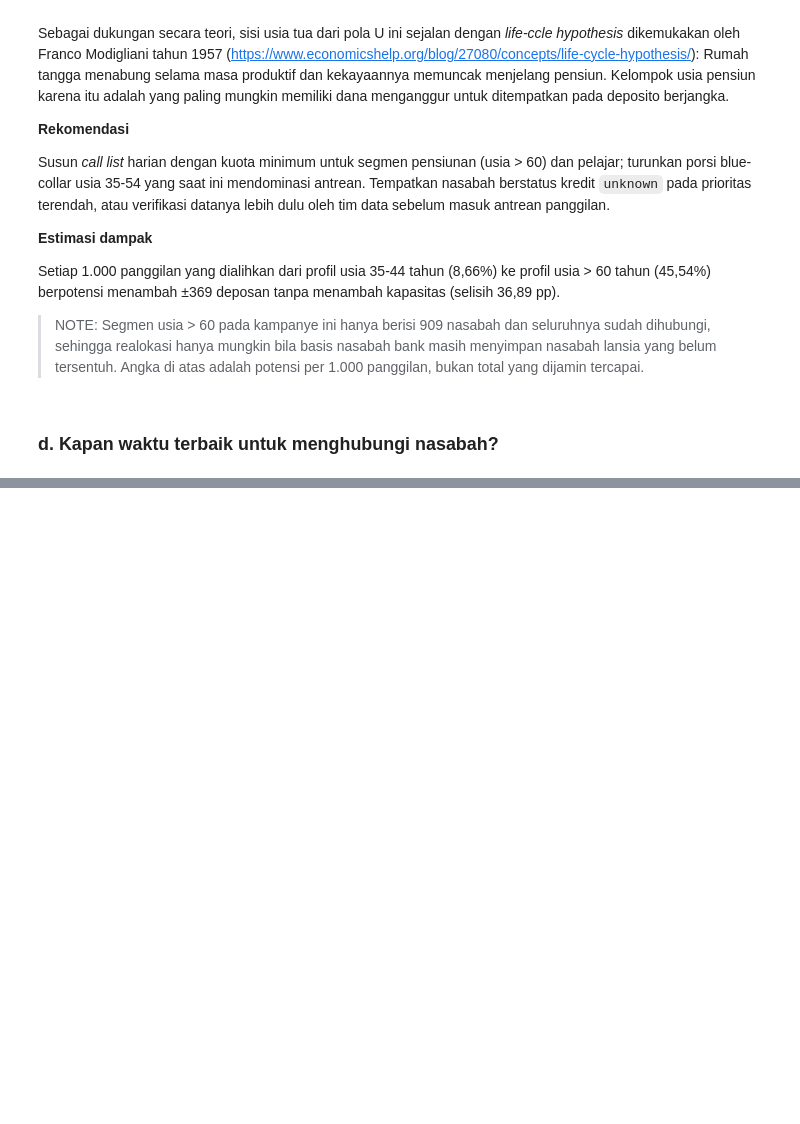
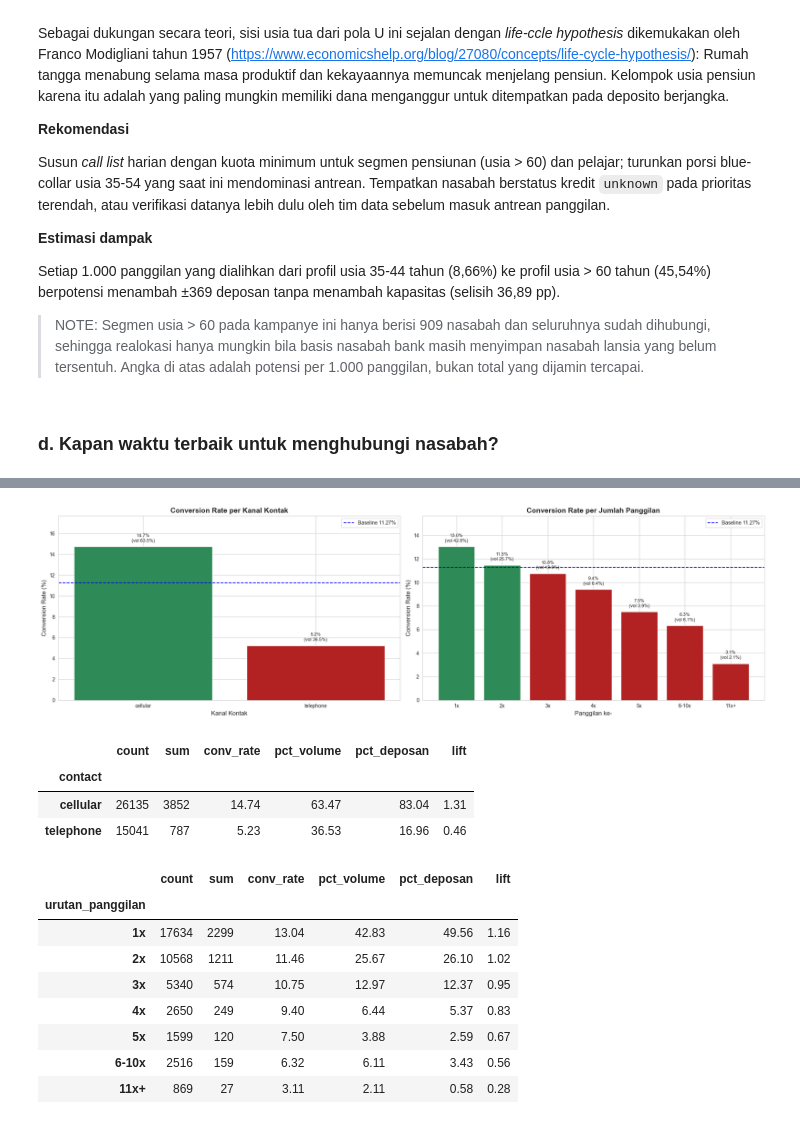
Before and after one commit to mdevx3/Final-Project-Purwadhika, a Jupyter notebook: Final_Project_Purwadhika.ipynb, the cells around one changed output, grey strips where cells are left out. Saved outputs shown, nothing was run; the diff lists cells and outputs as text; code cells hidden in the pictures; blank space fills up the shorter version.

```diff
--- a/Final_Project_Purwadhika.ipynb
+++ b/Final_Project_Purwadhika.ipynb
@@ -1146,0 +1358,68 @@ t = bulan_conv
+# %%
+# Tabel ringkas kanal kontak
+kanal_conv = df_clean.groupby('contact', observed=True)['y'].agg(['count', 'sum', 'mean'])
+kanal_conv.columns = ['count', 'sum', 'conv_rate']
+kanal_conv['conv_rate'] = (kanal_conv['conv_rate'] * 100).round(2)
+kanal_conv['pct_volume'] = (kanal_conv['count'] / n_nasabah * 100).round(2)
+kanal_conv['pct_deposan'] = (kanal_conv['sum'] / n_deposan * 100).round(2)
+kanal_conv['lift'] = (kanal_conv['conv_rate'] / baseline_rate).round(2)
+
+# Kolom turunan: nasabah ini dihubungi berapa kali pada kampanye berjalan
+df_clean['urutan_panggilan'] = pd.cut(df_clean['campaign'],
+                                      bins=[0, 1, 2, 3, 4, 5, 10, 100],
+                                      labels=['1x', '2x', '3x', '4x', '5x', '6-10x', '11x+'])
+urut_conv = df_clean.groupby('urutan_panggilan', observed=True)['y'].agg(['count', 'sum', 'mean'])
+urut_conv.columns = ['count', 'sum', 'conv_rate']
+urut_conv['conv_rate'] = (urut_conv['conv_rate'] * 100).round(2)
+urut_conv['pct_volume'] = (urut_conv['count'] / n_nasabah * 100).round(2)
+urut_conv['pct_deposan'] = (urut_conv['sum'] / n_deposan * 100).round(2)
+urut_conv['lift'] = (urut_conv['conv_rate'] / baseline_rate).round(2)
+
+fig, axes = plt.subplots(1, 2, figsize=(20, 6))
+
+## Conversion Rate per Kanal Kontak
+t = kanal_conv
+axes[0].bar(t.index.astype(str), t['conv_rate'],
+            color=np.where(t['conv_rate'] > baseline_rate, 'seagreen', 'firebrick'))
+for i, (cr, pv) in enumerate(zip(t['conv_rate'], t['pct_volume'])):
+    axes[0].text(i, cr + t['conv_rate'].max()*0.03, f'{cr:.1f}%\n(vol {pv:.1f}%)', ha='center', fontsize=9)
+axes[0].axhline(baseline_rate, color='blue', linestyle='--', label=f'Baseline {baseline_rate:.2f}%')
+axes[0].set_ylim(0, max(t['conv_rate'].max(), baseline_rate) * 1.2)
+axes[0].set_xlabel("Kanal Kontak", fontsize=12)
+axes[0].set_ylabel("Conversion Rate (%)", fontsize=12)
+axes[0].set_title("Conversion Rate per Kanal Kontak", fontsize=14, weight="bold")
+axes[0].legend()
+
+## Conversion Rate per Urutan Panggilan
+t = urut_conv
+axes[1].bar(t.index.astype(str), t['conv_rate'],
+            color=np.where(t['conv_rate'] > baseline_rate, 'seagreen', 'firebrick'))
+for i, (cr, pv) in enumerate(zip(t['conv_rate'], t['pct_volume'])):
+    axes[1].text(i, cr + t['conv_rate'].max()*0.03, f'{cr:.1f}%\n(vol {pv:.1f}%)', ha='center', fontsize=9)
+axes[1].axhline(baseline_rate, color='blue', linestyle='--', label=f'Baseline {baseline_rate:.2f}%')
+axes[1].set_ylim(0, max(t['conv_rate'].max(), baseline_rate) * 1.2)
+axes[1].set_xlabel("Panggilan ke-", fontsize=12)
+axes[1].set_ylabel("Conversion Rate (%)", fontsize=12)
+axes[1].set_title("Conversion Rate per Jumlah Panggilan", fontsize=14, weight="bold")
+axes[1].legend()
+
+plt.tight_layout()
+plt.show()
+
+display(kanal_conv)
+display(urut_conv)
+# %% [output]
+[figure, added]
+|  | count | sum | conv_rate | pct_volume | pct_deposan | lift |
+| contact |  |  |  |  |  |  |
+| cellular | 26135 | 3852 | 14.74 | 63.47 | 83.04 | 1.31 |
+| telephone | 15041 | 787 | 5.23 | 36.53 | 16.96 | 0.46 |
+|  | count | sum | conv_rate | pct_volume | pct_deposan | lift |
+| urutan_panggilan |  |  |  |  |  |  |
+| 1x | 17634 | 2299 | 13.04 | 42.83 | 49.56 | 1.16 |
+| 2x | 10568 | 1211 | 11.46 | 25.67 | 26.10 | 1.02 |
+| 3x | 5340 | 574 | 10.75 | 12.97 | 12.37 | 0.95 |
+| 4x | 2650 | 249 | 9.40 | 6.44 | 5.37 | 0.83 |
+| 5x | 1599 | 120 | 7.50 | 3.88 | 2.59 | 0.67 |
+| 6-10x | 2516 | 159 | 6.32 | 6.11 | 3.43 | 0.56 |
+| 11x+ | 869 | 27 | 3.11 | 2.11 | 0.58 | 0.28 |
```
Also changed, not shown: parts of 36 cells of this notebook.
